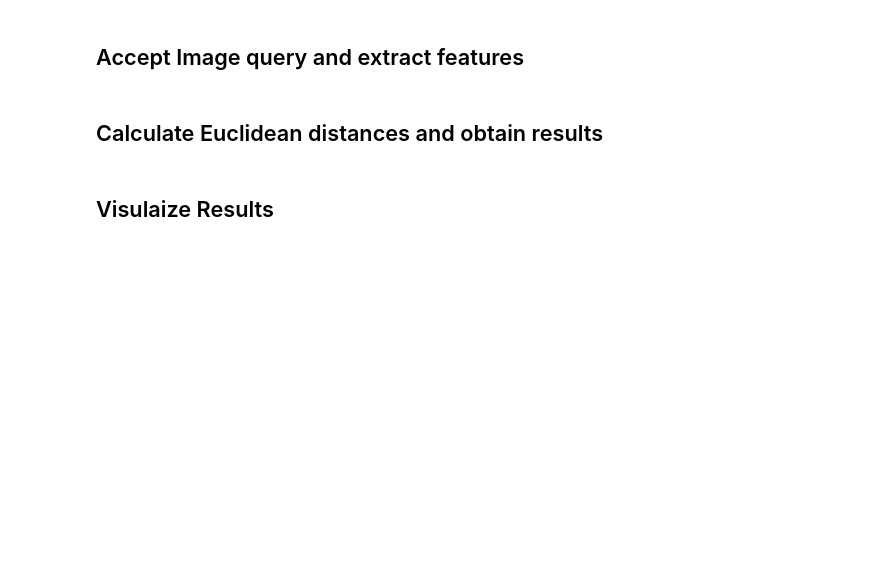
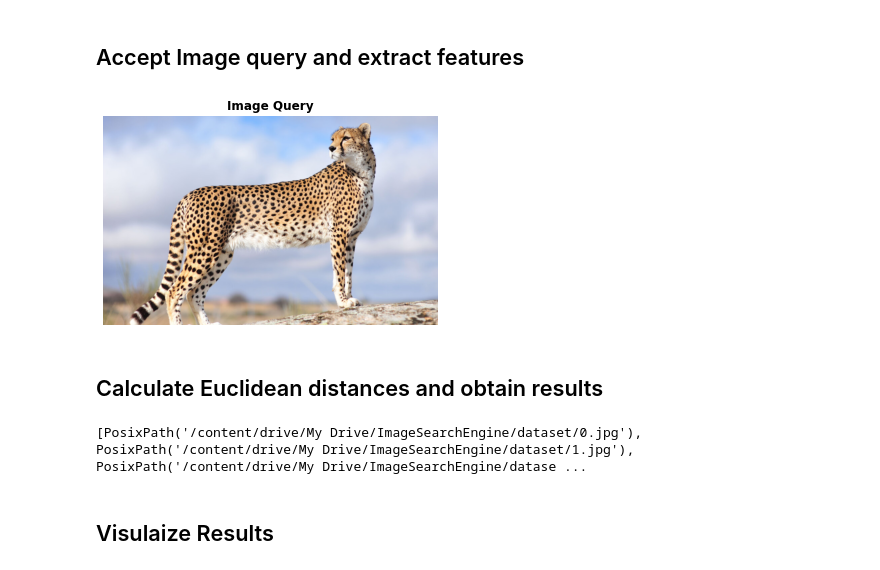
Before and after one commit to SreyaSalil/IR-Assignments, a Jupyter notebook: Project_Image_Search_Engine.ipynb, the cells around one changed output. Cells and saved outputs as stored; diff of their text form; code cells hidden in the pictures; blank space fills up the shorter version.

```diff
--- a/Project_Image_Search_Engine.ipynb
+++ b/Project_Image_Search_Engine.ipynb
@@ -45,27 +50,50 @@ class FeatureExtractor:
 # %%
+# Run only once; Takes about an hour
+
+fe=FeatureExtractor()
 # Iterate through images (Change the path based on your image location)
-for img_path in sorted("<IMAGE DATABASE PATH LIST HERE>"):
+datasetPath="/content/drive/MyDrive/ImageSearchEngine/dataset/"
+images=os.listdir(datasetPath)
+for img_path in sorted(images):
     print(img_path)
+    name,extension=os.path.splitext(os.path.basename(img_path))
     # Extract Features
-    feature = fe.extract(img=Image.open(img_path))
+    feature = fe.extract(img=Image.open(datasetPath+img_path))
     # Save the Numpy array (.npy) on designated path
-    feature_path = "<IMAGE FEATURE PATH HERE>.npy"
+    feature_path = "/content/drive/My Drive/ImageSearchEngine/npy/"+name+".npy"
     np.save(feature_path, feature)
 # %% [markdown]
 ## Accept Image query and extract features
 # %%
-# Insert the image query
-img = Image.open("<IMAGE QUERY PATH HERE>")
+# Insert the image query and display it
+img = Image.open("/content/drive/MyDrive/ImageSearchEngine/ImageQuery.jpg")
+plt.imshow(img)
+plt.title('Image Query',fontweight ="bold")
+plt.axis('off')
+
 # Extract its features
 query = fe.extract(img)
+# %% [output]
+[figure, added]
 # %% [markdown]
 ## Calculate Euclidean distances and obtain results
 # %%
+feature_folder = "/content/drive/My Drive/ImageSearchEngine/npy/"
+features = []
+img_paths = []
+
+for feature_path in Path(feature_folder).glob("*.npy"):
+    features.append(np.load(feature_path))
+    img_paths.append(Path("/content/drive/My Drive/ImageSearchEngine/dataset/") / (feature_path.stem + ".jpg"))
+
 # Calculate the similarity (distance) between images
 dists = np.linalg.norm(features - query, axis=1)
+
 # Extract 30 images that have lowest distance
 ids = np.argsort(dists)[:30]
 scores = [(dists[id], img_paths[id]) for id in ids]
+# %% [output]
+[PosixPath('/content/drive/My Drive/ImageSearchEngine/dataset/0.jpg'), PosixPath('/content/drive/My Drive/ImageSearchEngine/dataset/1.jpg'), PosixPath('/content/drive/My Drive/ImageSearchEngine/datase ...
 # %% [markdown]
 ## Visulaize Results
 # %%
```
Also changed, not shown: parts of 4 cells of this notebook.
